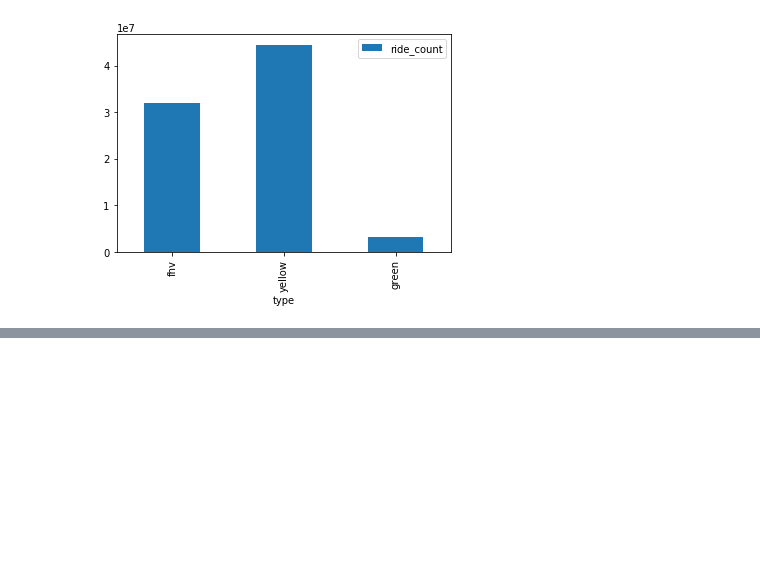
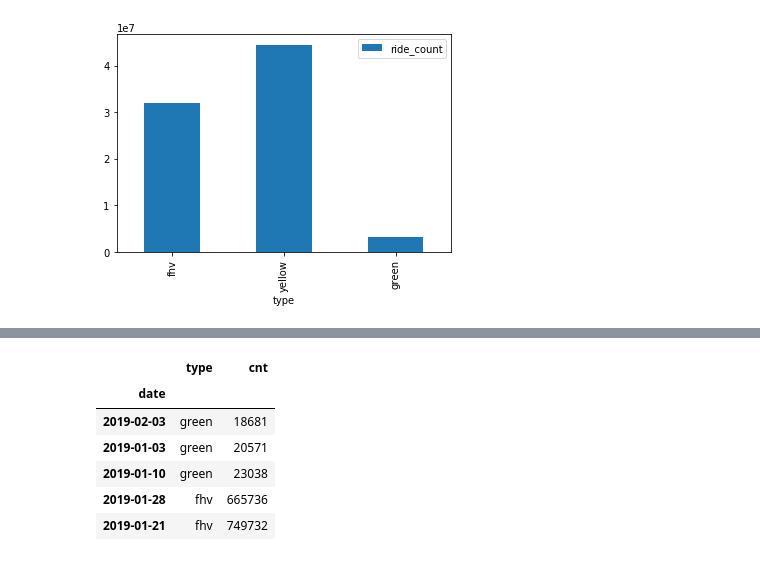
Before and after one commit to bsnively/sagemaker-workshops, a Jupyter notebook: 2019_reinvent/notebooks/DataDiscoveryAndConversation.ipynb, the cells around one changed output, grey strips where cells are left out. Saved outputs shown, nothing was run; the diff lists cells and outputs as text; code cells hidden in the pictures; blank space fills up the shorter version.

```diff
--- a/2019_reinvent/notebooks/DataDiscoveryAndConversation.ipynb
+++ b/2019_reinvent/notebooks/DataDiscoveryAndConversation.ipynb
@@ -102,0 +175,15 @@ df.plot.bar(x='type', y='ride_count')
+# %%
+# Only reason we put this conditional here is so you can execute the cell multiple times
+# if you don't check, it won't find the 'date' column again and makes interacting w/ the notebook more seemless
+if type(typeperday_df.index) != pd.core.indexes.datetimes.DatetimeIndex:
+    typeperday_df = typeperday_df.set_index('date', drop=True)
+
+typeperday_df.head()
+# %% [output]
+|  | type | cnt |
+| date |  |  |
+| 2019-02-03 | green | 18681 |
+| 2019-01-03 | green | 20571 |
+| 2019-01-10 | green | 23038 |
+| 2019-01-28 | fhv | 665736 |
+| 2019-01-21 | fhv | 749732 |
```
Also changed, not shown: parts of 13 cells of this notebook.
